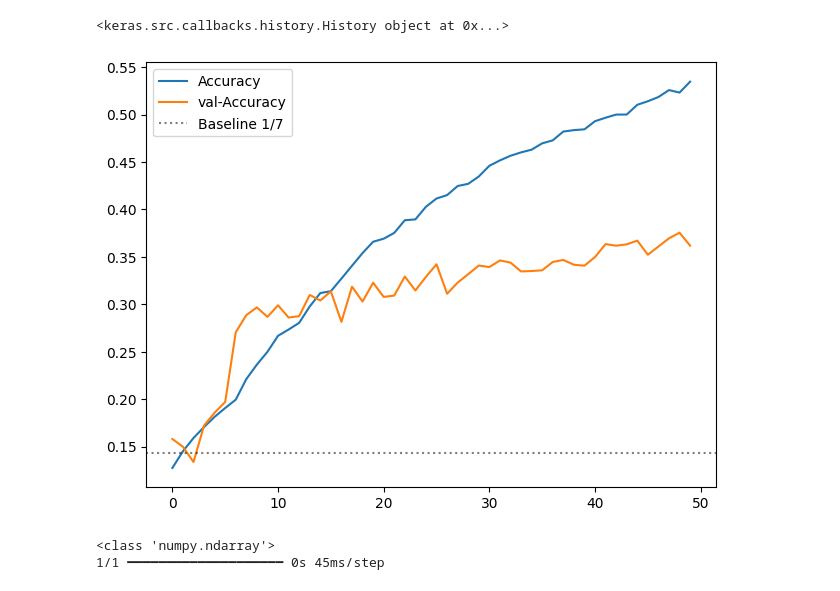
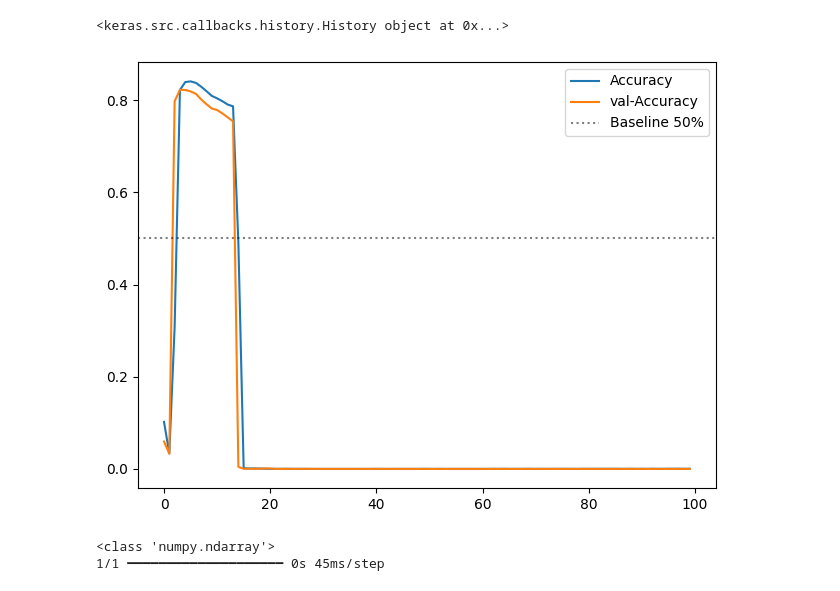
Before and after one commit to DinoThor/EchoMood, a Jupyter notebook: test.ipynb, the cells around one changed output. Saved outputs shown, nothing was run; the diff lists cells and outputs as text; code cells hidden in the pictures.

```diff
--- a/test.ipynb
+++ b/test.ipynb
@@ -103,0 +169,5 @@ X_train, X_test, Y_train, Y_test = train_test_split(X, Y, random_state=42)
+# %%
+X = np.concatenate((f_zcr, f_rms, f_mfccs), axis=2)
+
+Y = np.asarray(emotions).astype('int8')
+Y = np.expand_dims(Y, axis=1)
@@ -148,0 +200,5 @@ X_test_mask, np.all(X_test == 0.0, axis=2)
+# %%
+reshapedY = np.zeros((X.shape[0], X.shape[1],7))
+for i in range(0, X.shape[0]):
+    for j in range(0, X.shape[1]):
+        reshapedY[i][j] = Y[i]
@@ -149,22 +211,23 @@ X_test_mask, np.all(X_test == 0.0, axis=2)
 # %%
 # Definir el modelo
 model = Sequential()
-model.add(Masking(mask_value=0.0, input_shape=(None, mfcc_number)))
-model.add(Normalization(axis=None))
-model.add(LSTM(128, input_shape=(None), mask,return_sequences=True))
-model.add(Dropout(0.5))
-# model.add(LSTM(128, input_shape=(None), return_sequences=True))
-# model.add(Dense(32, activation='relu'))
-# model.add(Dense(16, activation='tanh'))
-# model.add(Dense(8, activation='relu'))
-# model.add(Dense(8, activation='tanh'))
+model.add(LSTM(64, input_shape=(X.shape[1:3]), return_sequences=True))
+model.add(LSTM(64, return_sequences=True))
 model.add(Dense(7, activation='softmax'))
 
-model.compile(optimizer='adam', loss='categorical_crossentropy', metrics=['accuracy'])
+model.compile(optimizer='RMSProp', loss='categorical_crossentropy', metrics=['categorical_accuracy'])
 
 # Mostrar resumen del modelo
 model.summary()
-history = model.fit(X_train, Y_train, validation_data=(X_test, Y_test), epochs=50, batch_size=32, shuffle=False)
+
+mcp_save = callbacks.ModelCheckpoint("./file.keras", save_best_only=True,
+                           monitor='val_categorical_accuracy',
+                           mode='max')
+
+rlrop = callbacks.ReduceLROnPlateau(monitor='val_categorical_accuracy',
+                                    factor=0.1, patience=100)
+
+history = model.fit(X, reshapedY, epochs=100, batch_size=23, shuffle=False)
 
 # model.fit(X_train, Y_train, epochs=40, batch_size=32, shuffle=True)
 # %% [output]
@@ -212,15 +268,15 @@ print(history)
 <keras.src.callbacks.history.History object at 0x...>
 # %%
 
-plt.plot(history.history['accuracy'], label='Accuracy')
-plt.plot(history.history['val_accuracy'], label='val-Accuracy')
-plt.axhline(1/7, c='black', alpha=0.5, linestyle='dotted', label='Baseline 1/{}'.format(7))
+plt.plot(history.history['categorical_accuracy'], label='Accuracy')
+plt.plot(history.history['val_categorical_accuracy'], label='val-Accuracy')
+plt.axhline(1/2, c='black', alpha=0.5, linestyle='dotted', label='Baseline 50%')
 plt.legend()
 
 plt.tight_layout()
 plt.show()
 # %% [output]
-[figure, old version]
+[figure, new version]
 # %%
 a = X_train[0]
 print(type(a))
```
Also changed, not shown: parts of 17 cells of this notebook, 1 other file.
